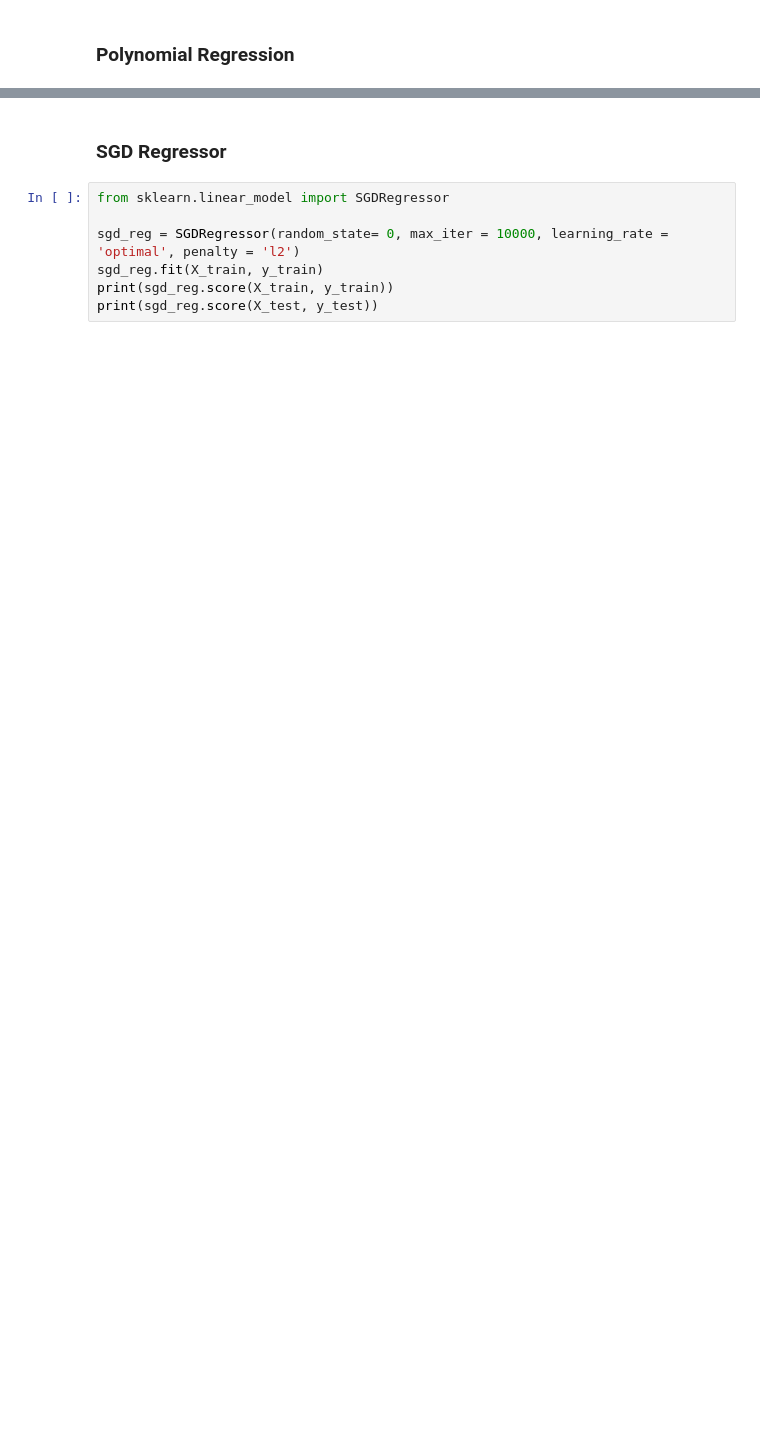
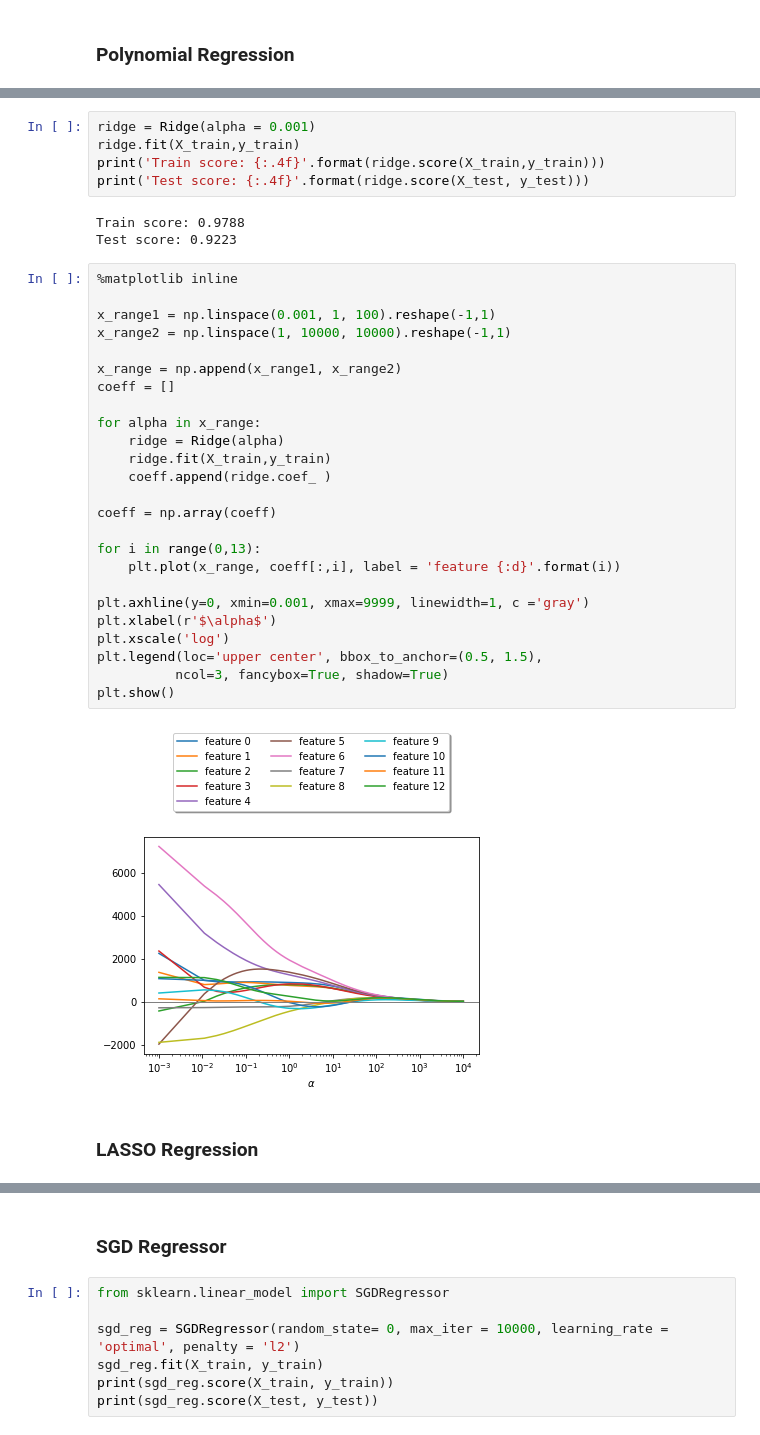
Before and after one commit to SurajMalpani/Twitter-Buzz-prediction, a Jupyter notebook: Project_2_Group_39.ipynb, the cells around one changed output, grey strips where cells are left out. Cells and saved outputs as stored; diff of their text form; blank space fills up the shorter version.

```diff
--- a/Project_2_Group_39.ipynb
+++ b/Project_2_Group_39.ipynb
@@ -243,0 +277,37 @@ print(test_score_list)
+# %%
+ridge = Ridge(alpha = 0.001)
+ridge.fit(X_train,y_train)
+print('Train score: {:.4f}'.format(ridge.score(X_train,y_train)))
+print('Test score: {:.4f}'.format(ridge.score(X_test, y_test)))
+# %% [output]
+Train score: 0.9788
+Test score: 0.9223
+# %%
+%matplotlib inline
+
+x_range1 = np.linspace(0.001, 1, 100).reshape(-1,1)
+x_range2 = np.linspace(1, 10000, 10000).reshape(-1,1)
+
+x_range = np.append(x_range1, x_range2)
+coeff = []
+
+for alpha in x_range:
+    ridge = Ridge(alpha)
+    ridge.fit(X_train,y_train)
+    coeff.append(ridge.coef_ )
+
+coeff = np.array(coeff)
+
+for i in range(0,13):
+    plt.plot(x_range, coeff[:,i], label = 'feature {:d}'.format(i))
+
+plt.axhline(y=0, xmin=0.001, xmax=9999, linewidth=1, c ='gray')
+plt.xlabel(r'$\alpha$')
+plt.xscale('log')
+plt.legend(loc='upper center', bbox_to_anchor=(0.5, 1.5),
+          ncol=3, fancybox=True, shadow=True)
+plt.show()
+# %% [output]
+[figure, added]
+# %% [markdown]
+### LASSO Regression
```
Also changed, not shown: parts of 32 cells of this notebook.
